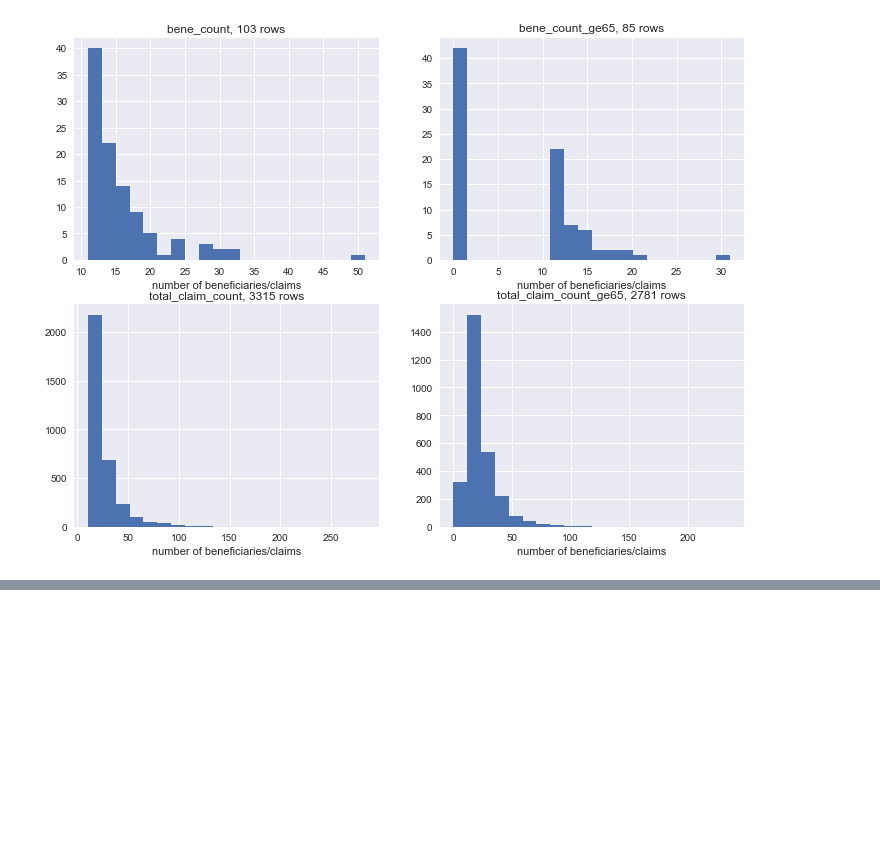
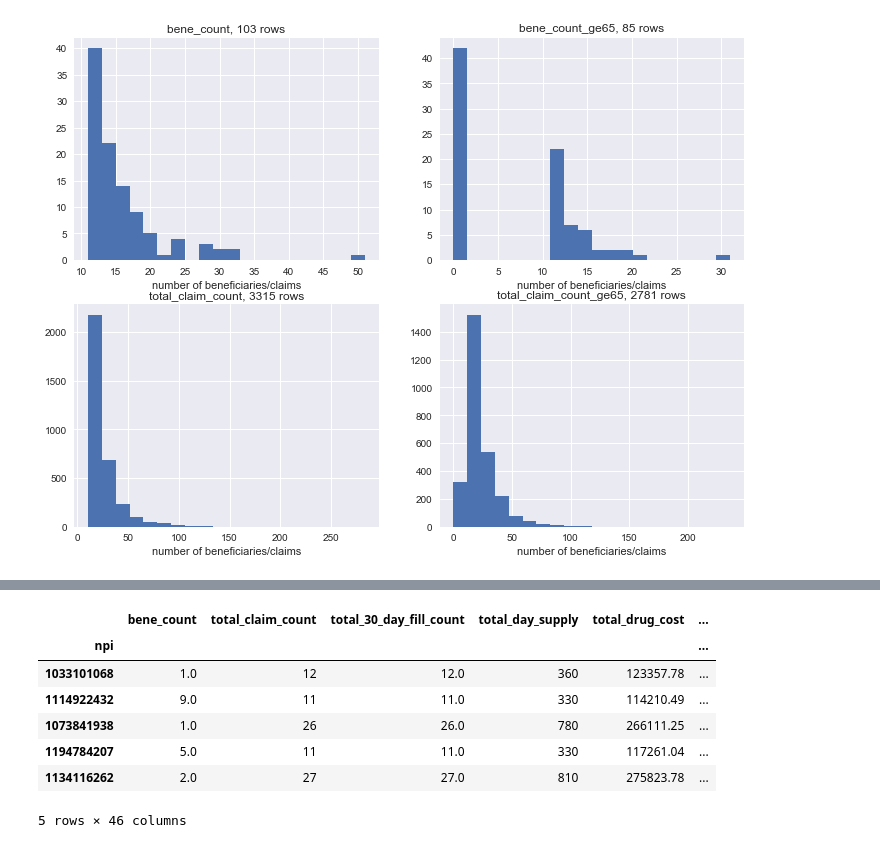
Before and after one commit to m3ngineer/med-mapper, a Jupyter notebook: imbruvica_eda.ipynb, the cells around one changed output, grey strips where cells are left out. Cells and saved outputs as stored; diff of their text form; code cells hidden in the pictures; blank space fills up the shorter version.

```diff
--- a/imbruvica_eda.ipynb
+++ b/imbruvica_eda.ipynb
@@ -308,0 +296,11 @@ beneficiary_average_risk_score
+# %%
+imbruvica_simp.head()
+# %% [output]
+|  | bene_count | total_claim_count | total_30_day_fill_count | total_day_supply | total_drug_cost | ... |
+| npi |  |  |  |  |  | ... |
+| 1033101068 | 1.0 | 12 | 12.0 | 360 | 123357.78 | ... |
+| 1114922432 | 9.0 | 11 | 11.0 | 330 | 114210.49 | ... |
+| 1073841938 | 1.0 | 26 | 26.0 | 780 | 266111.25 | ... |
+| 1194784207 | 5.0 | 11 | 11.0 | 330 | 117261.04 | ... |
+| 1134116262 | 2.0 | 27 | 27.0 | 810 | 275823.78 | ... |
+5 rows × 46 columns
```
Also changed, not shown: parts of 15 cells of this notebook.
